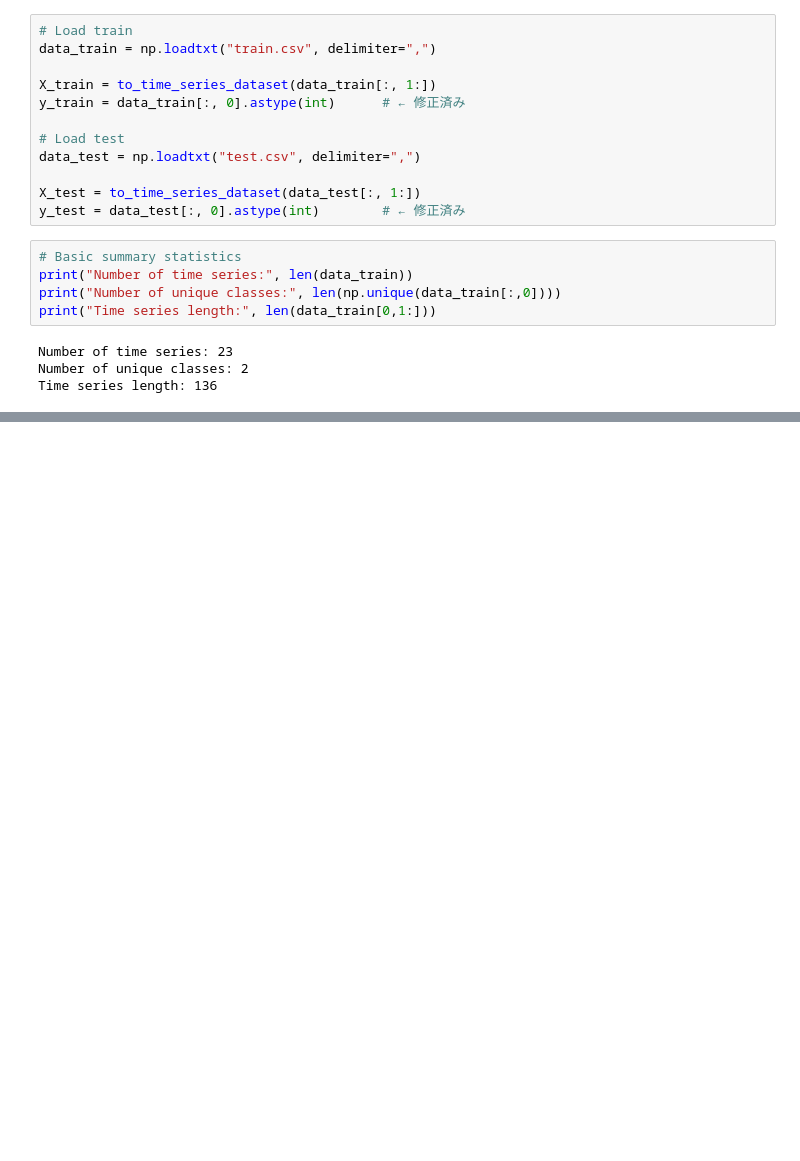
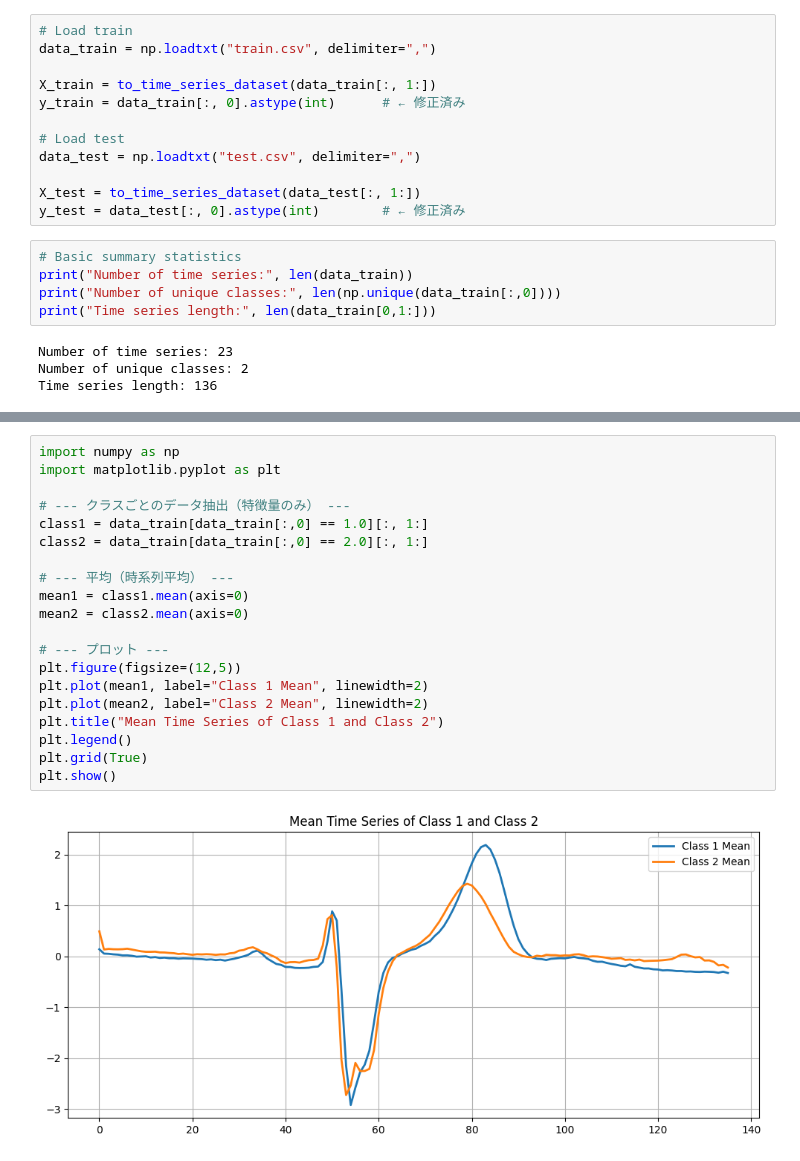
Before and after one commit to RuoAndo/musashino-university, a Jupyter notebook: ecg/train-test.ipynb, the cells around one changed output, grey strips where cells are left out. Drawn from its saved outputs; the diff is of its cells as text; blank space fills up the shorter version.

```diff
--- a/ecg/train-test.ipynb
+++ b/ecg/train-test.ipynb
@@ -56,0 +126,22 @@ Time series length: 136
+# %%
+import numpy as np
+import matplotlib.pyplot as plt
+
+# --- クラスごとのデータ抽出（特徴量のみ） ---
+class1 = data_train[data_train[:,0] == 1.0][:, 1:]
+class2 = data_train[data_train[:,0] == 2.0][:, 1:]
+
+# --- 平均（時系列平均） ---
+mean1 = class1.mean(axis=0)
+mean2 = class2.mean(axis=0)
+
+# --- プロット ---
+plt.figure(figsize=(12,5))
+plt.plot(mean1, label="Class 1 Mean", linewidth=2)
+plt.plot(mean2, label="Class 2 Mean", linewidth=2)
+plt.title("Mean Time Series of Class 1 and Class 2")
+plt.legend()
+plt.grid(True)
+plt.show()
+# %% [output]
+[figure, added]
```
Also changed, not shown: parts of 4 cells of this notebook.
